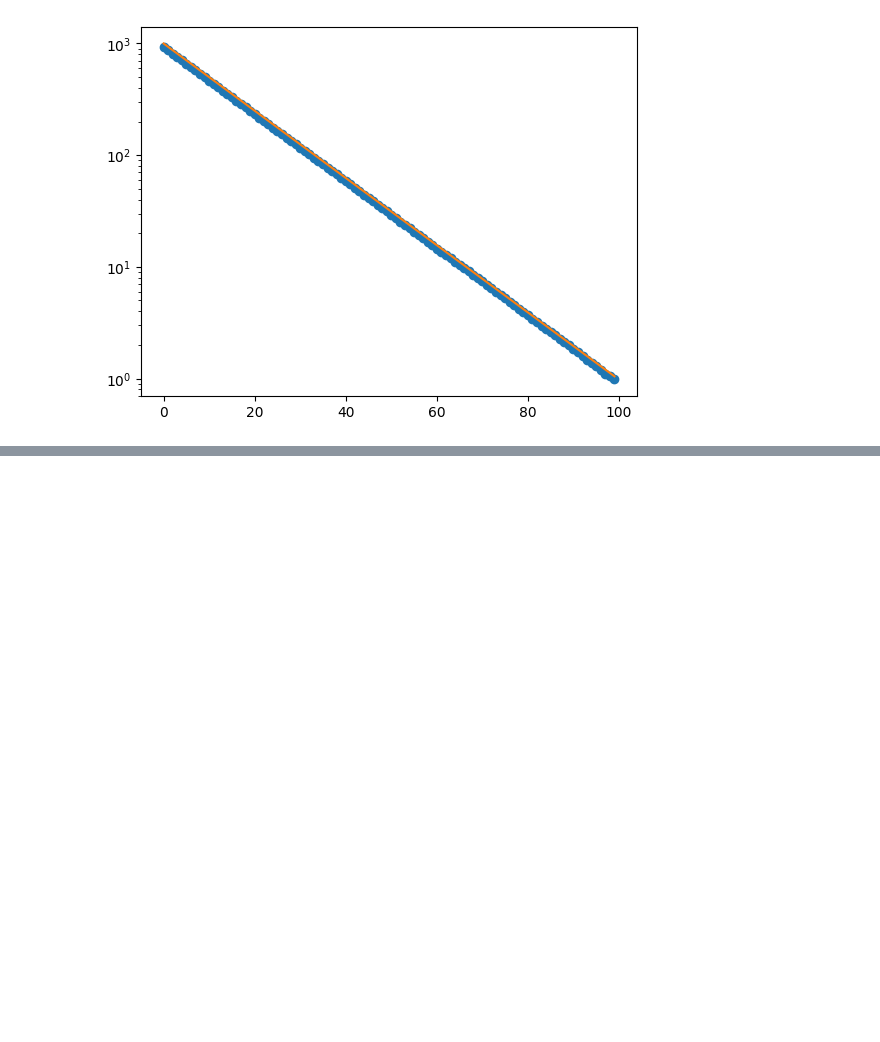
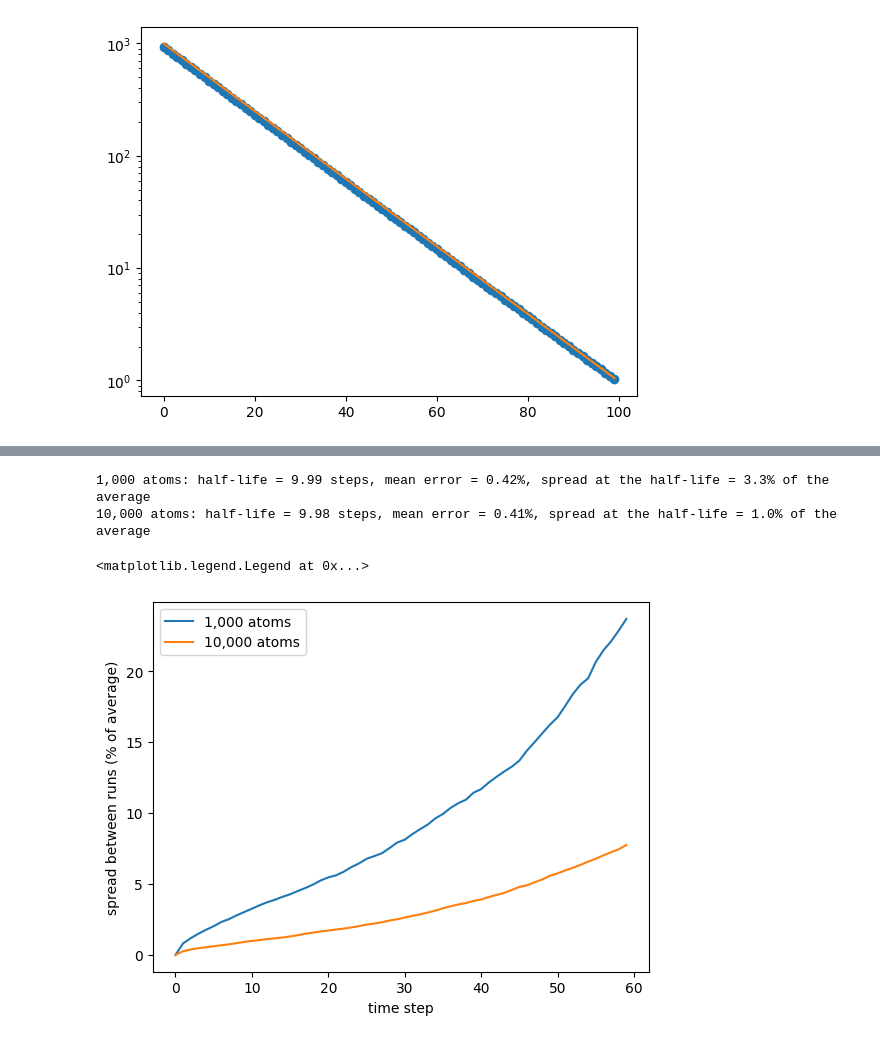
Before and after one commit to rubysmeyers/decay-dashboard, a Jupyter notebook: decay_simulation.ipynb, the cells around one changed output, grey strips where cells are left out. Cells and saved outputs as stored; diff of their text form; code cells hidden in the pictures; blank space fills up the shorter version.

```diff
--- a/decay_simulation.ipynb
+++ b/decay_simulation.ipynb
@@ -80,0 +81,38 @@ Both fixes: half-life = 10.00 steps, mean error = 0.1%
+# %%
+def run_atoms(n0, runs=1000):
+    q = np.exp(-lam)                      # exact survival chance (same as 1 - p)
+    results = []
+    for _ in range(runs):
+        n = n0
+        pop = []
+        for t in range(100):
+            pop.append(n)                 # record before decay (Phase 5 fix)
+            n = np.sum(np.random.random(n) < q)
+        results.append(pop)
+    return np.array(results)
+
+spread = {}
+for n0 in [1000, 10000]:
+    data = run_atoms(n0)
+    mean = data.mean(axis=0)
+    std = data.std(axis=0)
+    exact = n0 * np.exp(-lam * T)
+    mask = mean > 10
+    slope = np.polyfit(T[mask], np.log(mean[mask]), 1)[0]
+    half_life = np.log(2) / -slope
+    error = np.mean(np.abs(mean[mask] - exact[mask]) / exact[mask]) * 100
+    rel = std[10] / mean[10] * 100       # spread at one half-life, as % of the average
+    spread[n0] = std / mean * 100
+    print(f"{n0:,} atoms: half-life = {half_life:.2f} steps, mean error = {error:.2f}%, "
+          f"spread at the half-life = {rel:.1f}% of the average")
+
+plt.plot(T[:60], spread[1000][:60], label="1,000 atoms")
+plt.plot(T[:60], spread[10000][:60], label="10,000 atoms")
+plt.xlabel("time step")
+plt.ylabel("spread between runs (% of average)")
+plt.legend()
+# %% [output]
+1,000 atoms: half-life = 9.99 steps, mean error = 0.42%, spread at the half-life = 3.3% of the average
+10,000 atoms: half-life = 9.98 steps, mean error = 0.41%, spread at the half-life = 1.0% of the average
+<matplotlib.legend.Legend at 0x...>
+[figure, added]
```
Also changed, not shown: parts of 4 cells of this notebook.
